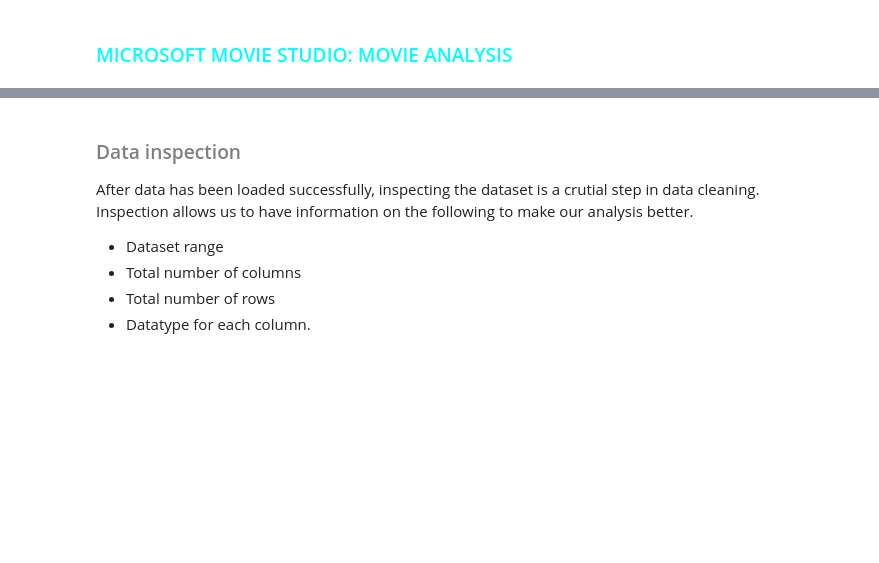
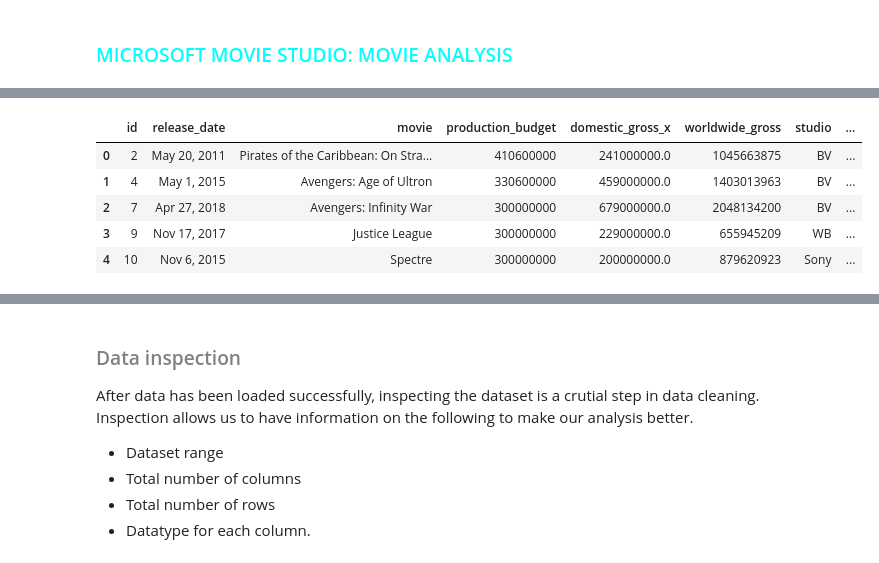
Before and after one commit to ruth-kitasi/Microsoft-movie-studio-project, a Jupyter notebook: index.ipynb, the cells around one changed output, grey strips where cells are left out. Cells and saved outputs as stored; diff of their text form; code cells hidden in the pictures; blank space fills up the shorter version.

```diff
--- a/index.ipynb
+++ b/index.ipynb
@@ -39 +141,15 @@ Data cleaning is an important aspect in data analysis as it plays a pivotal role
+# %%
+#dropping dupplicate collumn form the merged dataset
+
+df1_df2_merged.drop(columns=['domestic_gross_y'], axis=1, inplace=True)
+# %%
+#running cells after dropping the duplicate column
+df1_df2_merged.head()
+# %% [output]
+|  | id | release_date | movie | production_budget | domestic_gross_x | worldwide_gross | studio | ... |
+| 0 | 2 | May 20, 2011 | Pirates of the Caribbean: On Stra... | 410600000 | 241000000.0 | 1045663875 | BV | ... |
+| 1 | 4 | May 1, 2015 | Avengers: Age of Ultron | 330600000 | 459000000.0 | 1403013963 | BV | ... |
+| 2 | 7 | Apr 27, 2018 | Avengers: Infinity War | 300000000 | 679000000.0 | 2048134200 | BV | ... |
+| 3 | 9 | Nov 17, 2017 | Justice League | 300000000 | 229000000.0 | 655945209 | WB | ... |
+| 4 | 10 | Nov 6, 2015 | Spectre | 300000000 | 200000000.0 | 879620923 | Sony | ... |
 # %%
```
Also changed, not shown: parts of 56 cells of this notebook, 2 other files.
